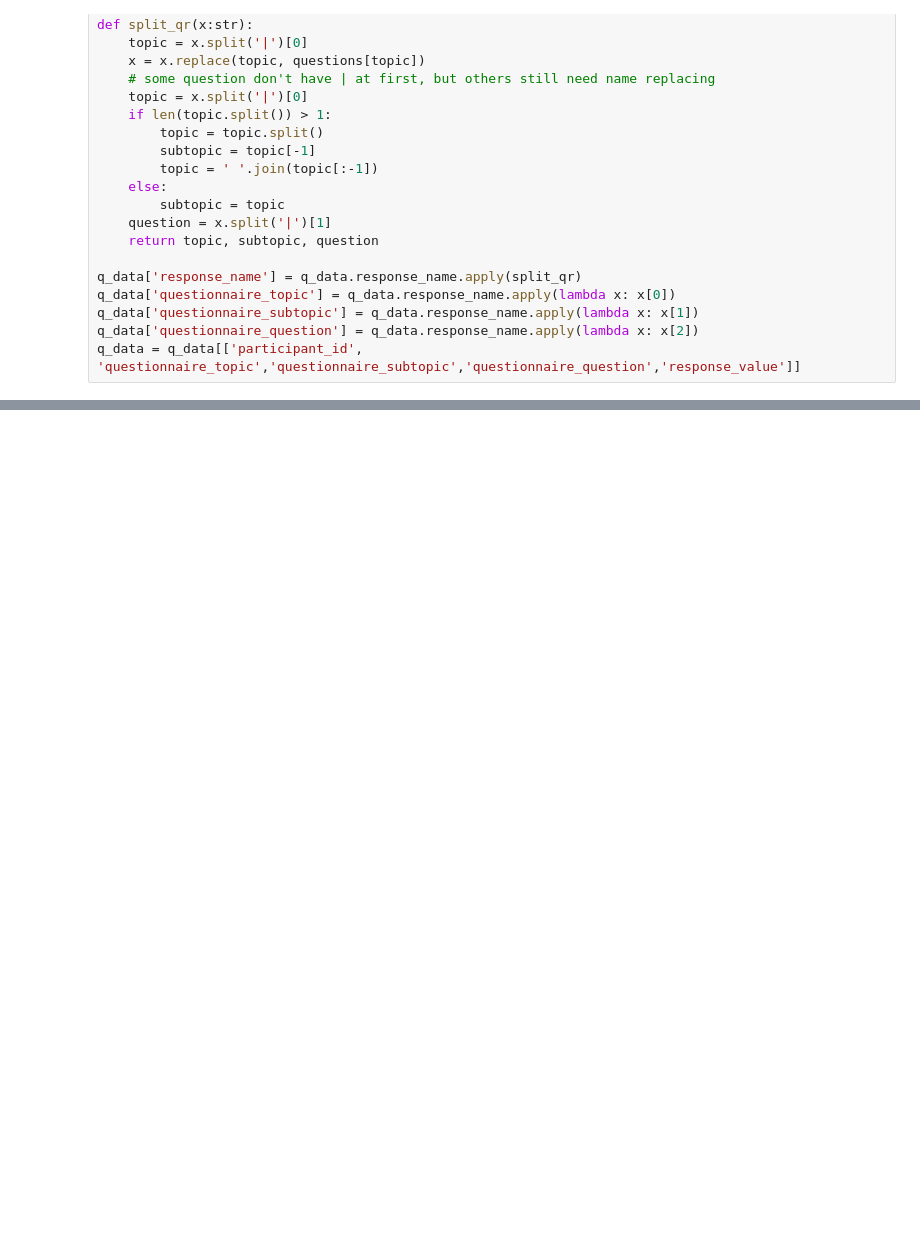
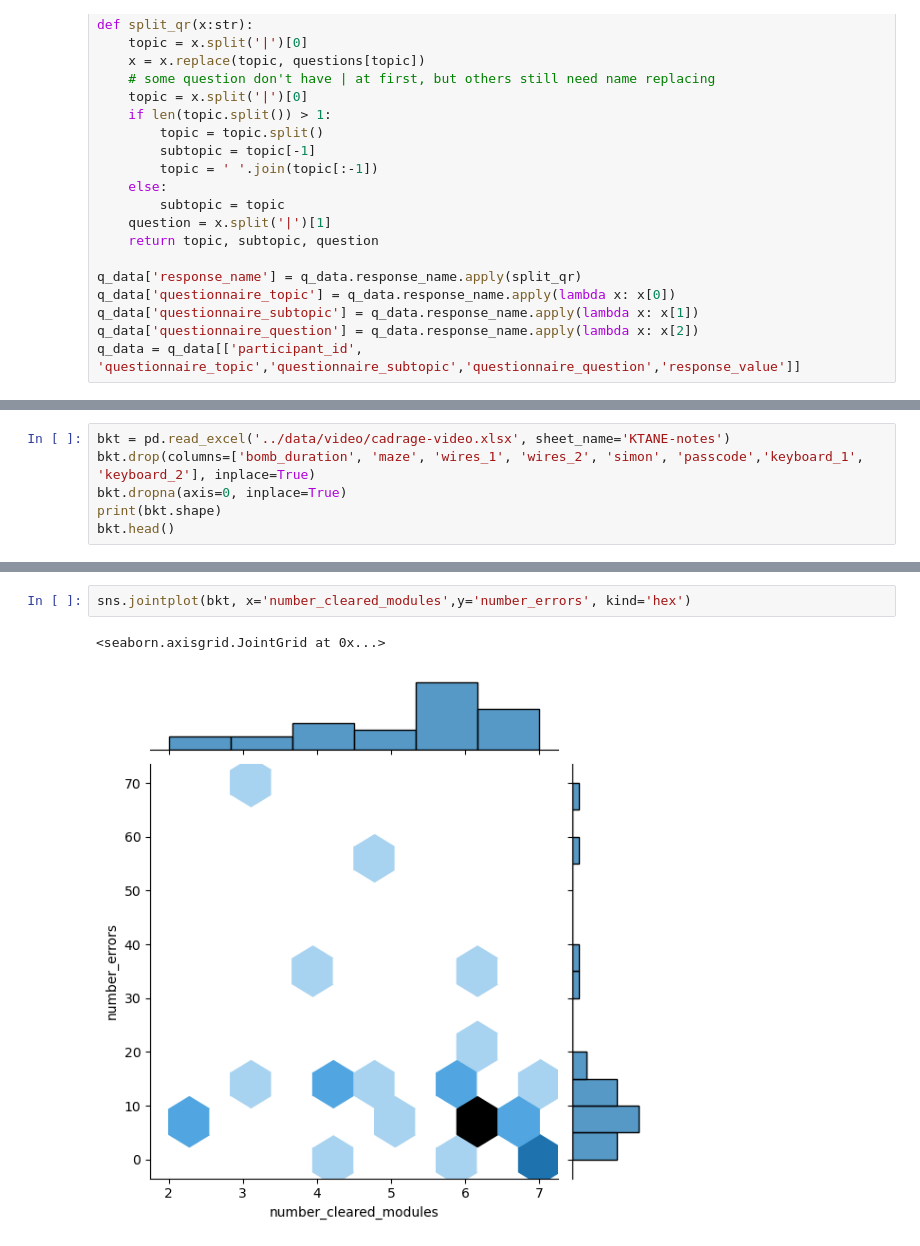
Before and after one commit to ejmaes/brainkt-expe, a Jupyter notebook: notebooks/ff5-parse-results.ipynb, the cells around one changed output, grey strips where cells are left out. Cells and saved outputs as stored; diff of their text form; blank space fills up the shorter version.

```diff
--- a/notebooks/ff5-parse-results.ipynb
+++ b/notebooks/ff5-parse-results.ipynb
@@ -266,0 +460,6 @@ q_data_p.head()
+# %%
+bkt = pd.read_excel('../data/video/cadrage-video.xlsx', sheet_name='KTANE-notes')
+bkt.drop(columns=['bomb_duration', 'maze', 'wires_1', 'wires_2', 'simon', 'passcode','keyboard_1', 'keyboard_2'], inplace=True)
+bkt.dropna(axis=0, inplace=True)
+print(bkt.shape)
+bkt.head()
@@ -266,0 +474,5 @@ q_data_p.head()
+# %%
+sns.jointplot(bkt, x='number_cleared_modules',y='number_errors', kind='hex')
+# %% [output]
+<seaborn.axisgrid.JointGrid at 0x...>
+[figure, added]
```
Also changed, not shown: parts of 37 cells of this notebook, 2 other files.
